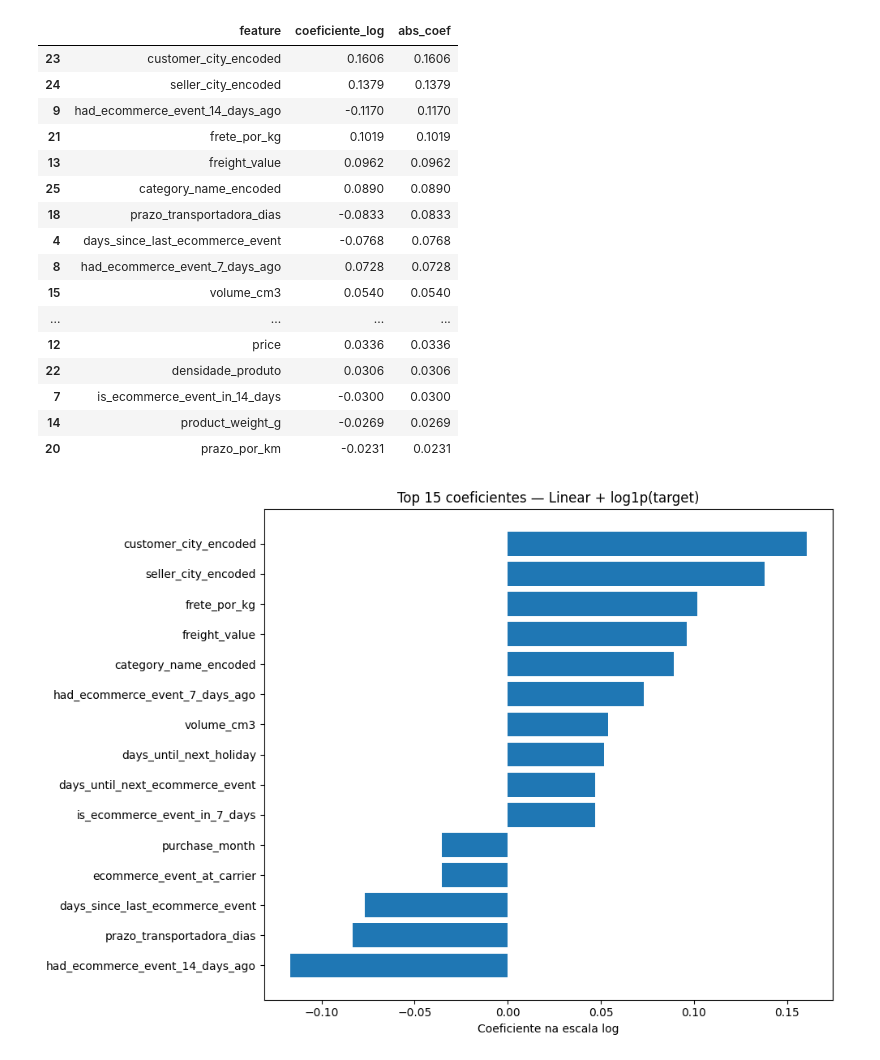
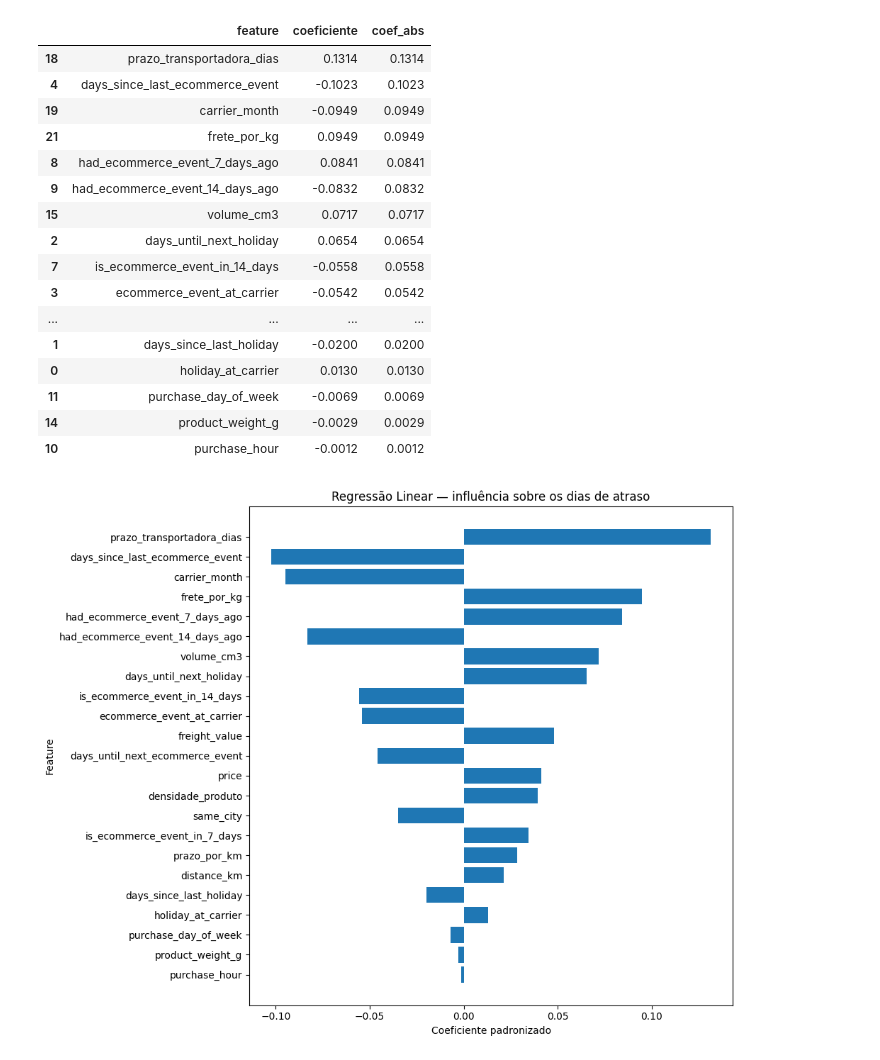
Before and after one commit to Last-Mile-Optimization/backend, a Jupyter notebook: modelo/split-temporal/regressao-linear_temporal_split_last_mile_v2.ipynb, the cells around one changed output. Saved outputs shown, nothing was run; the diff lists cells and outputs as text; code cells hidden in the pictures.

```diff
--- a/modelo/split-temporal/regressao-linear_temporal_split_last_mile_v2.ipynb
+++ b/modelo/split-temporal/regressao-linear_temporal_split_last_mile_v2.ipynb
@@ -80,18 +79,14 @@ Maior atraso: 161.78 dias
 # %%
-# Features: mesmas regras de exclusão do XGBoost, adaptadas ao novo target.
-# IMPORTANTE: order_delivered_customer_date e delay_days NUNCA entram em X.
-
+# Célula 3: seleção de features idêntica à versão atual do XGBoost
 target_col = "delay_days"
-
 leakage_candidates = [
     "order_delivered_carrier_date",
-    "order_delivered_customer_date",  # usada para construir o target
+    "order_delivered_customer_date",
     "shipping_delay_hours",
     "delivery_time_days",
     "review_score",
 ]
 leakage_cols = [c for c in leakage_candidates if c in df.columns]
-
 feature_cols = [c for c in df.columns if c != target_col and c not in leakage_cols]
 X = df[feature_cols].copy()
 y = df[target_col].copy()
@@ -111,18 +106,24 @@ colunas_remover = [
     "had_holiday_14_days_ago",
     "holiday_at_purchase",
     "is_weekend",
+    "customer_city",
+    "seller_city",
+    "category_name",
 ]
 X = X.drop(columns=colunas_remover, errors="ignore")
 
 train_mask = date_col < split_date
 test_mask = date_col >= split_date
-
 X_train = X.loc[train_mask].copy()
 y_train = y.loc[train_mask].copy()
 X_test = X.loc[test_mask].copy()
 y_test = y.loc[test_mask].copy()
 
-print(f"Treino (atrasados até Jun/2018): {len(X_train):,}")
-print(f"Teste  (atrasados Jul/2018+):     {len(X_test):,}")
-print(f"Features antes do encoding: {X_train.shape[1]}")
+if X_train.empty or X_test.empty:
+    raise ValueError("Treino ou teste vazio após o filtro de atrasados e o corte temporal.")
+
+print(f"Atrasos no Treino (até Jun/2018): {len(X_train):,}")
+print(f"Atrasos no Teste (Jul/2018+): {len(X_test):,}")
+print(f"Features selecionadas: {X_train.shape[1]}")
+print("Features:", X_train.columns.tolist())
 # %% [output]
@@ -271,40 +251,40 @@ plt.show()
 # %%
-# Coeficientes na escala logarítmica do target.
-# Atenção: estes coeficientes não representam diretamente 'dias' de atraso.
+# Coeficientes das features (efeito sobre log1p(delay_days), não diretamente em dias)
 coeficientes = pd.DataFrame({
     "feature": X_train_scaled.columns,
-    "coeficiente_log": modelo.coef_,
+    "coeficiente": modelo.coef_,
 })
-coeficientes["abs_coef"] = coeficientes["coeficiente_log"].abs()
-coeficientes = coeficientes.sort_values("abs_coef", ascending=False)
-display(coeficientes.head(20))
+coeficientes["coef_abs"] = coeficientes["coeficiente"].abs()
+coeficientes = coeficientes.sort_values("coef_abs", ascending=False)
+display(coeficientes.round(4))
 
-plt.figure(figsize=(10, 7))
-top = coeficientes.head(15).sort_values("coeficiente_log")
-plt.barh(top["feature"], top["coeficiente_log"])
-plt.xlabel("Coeficiente na escala log")
-plt.title("Top 15 coeficientes — Linear + log1p(target)")
+coef_plot = coeficientes.sort_values("coef_abs", ascending=True)
+plt.figure(figsize=(10, 8))
+plt.barh(coef_plot["feature"], coef_plot["coeficiente"])
+plt.xlabel("Coeficiente padronizado")
+plt.ylabel("Feature")
+plt.title("Regressão Linear — influência sobre os dias de atraso")
 plt.tight_layout()
 plt.show()
 # %% [output]
-|  | feature | coeficiente_log | abs_coef |
-| 23 | customer_city_encoded | 0.1606 | 0.1606 |
-| 24 | seller_city_encoded | 0.1379 | 0.1379 |
-| 9 | had_ecommerce_event_14_days_ago | -0.1170 | 0.1170 |
-| 21 | frete_por_kg | 0.1019 | 0.1019 |
-| 13 | freight_value | 0.0962 | 0.0962 |
-| 25 | category_name_encoded | 0.0890 | 0.0890 |
-| 18 | prazo_transportadora_dias | -0.0833 | 0.0833 |
-| 4 | days_since_last_ecommerce_event | -0.0768 | 0.0768 |
-| 8 | had_ecommerce_event_7_days_ago | 0.0728 | 0.0728 |
-| 15 | volume_cm3 | 0.0540 | 0.0540 |
+|  | feature | coeficiente | coef_abs |
+| 18 | prazo_transportadora_dias | 0.1314 | 0.1314 |
+| 4 | days_since_last_ecommerce_event | -0.1023 | 0.1023 |
+| 19 | carrier_month | -0.0949 | 0.0949 |
+| 21 | frete_por_kg | 0.0949 | 0.0949 |
+| 8 | had_ecommerce_event_7_days_ago | 0.0841 | 0.0841 |
+| 9 | had_ecommerce_event_14_days_ago | -0.0832 | 0.0832 |
+| 15 | volume_cm3 | 0.0717 | 0.0717 |
+| 2 | days_until_next_holiday | 0.0654 | 0.0654 |
+| 7 | is_ecommerce_event_in_14_days | -0.0558 | 0.0558 |
+| 3 | ecommerce_event_at_carrier | -0.0542 | 0.0542 |
 | ... | ... | ... | ... |
-| 12 | price | 0.0336 | 0.0336 |
-| 22 | densidade_produto | 0.0306 | 0.0306 |
-| 7 | is_ecommerce_event_in_14_days | -0.0300 | 0.0300 |
-| 14 | product_weight_g | -0.0269 | 0.0269 |
-| 20 | prazo_por_km | -0.0231 | 0.0231 |
+| 1 | days_since_last_holiday | -0.0200 | 0.0200 |
+| 0 | holiday_at_carrier | 0.0130 | 0.0130 |
+| 11 | purchase_day_of_week | -0.0069 | 0.0069 |
+| 14 | product_weight_g | -0.0029 | 0.0029 |
+| 10 | purchase_hour | -0.0012 | 0.0012 |
-[figure, old version]
+[figure, new version]
 # %%
 # Exemplo das previsões do teste
 resultado_teste = pd.DataFrame({
```
Also changed, not shown: parts of 14 cells of this notebook, 3 other files.
